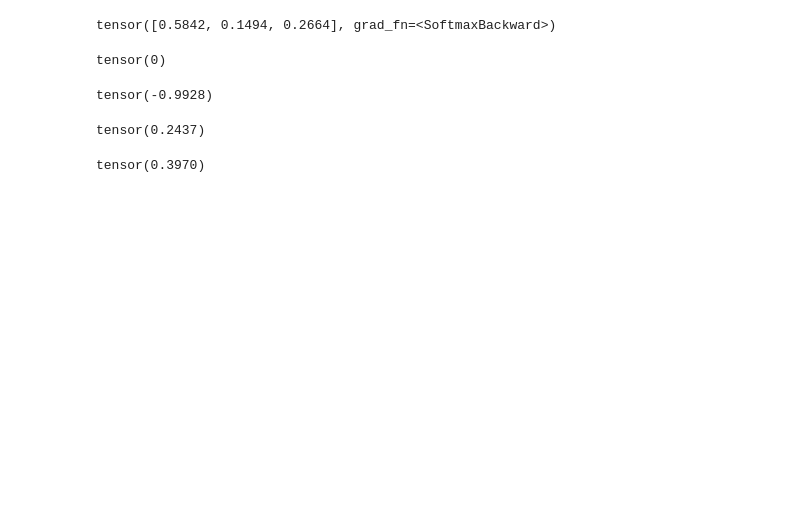
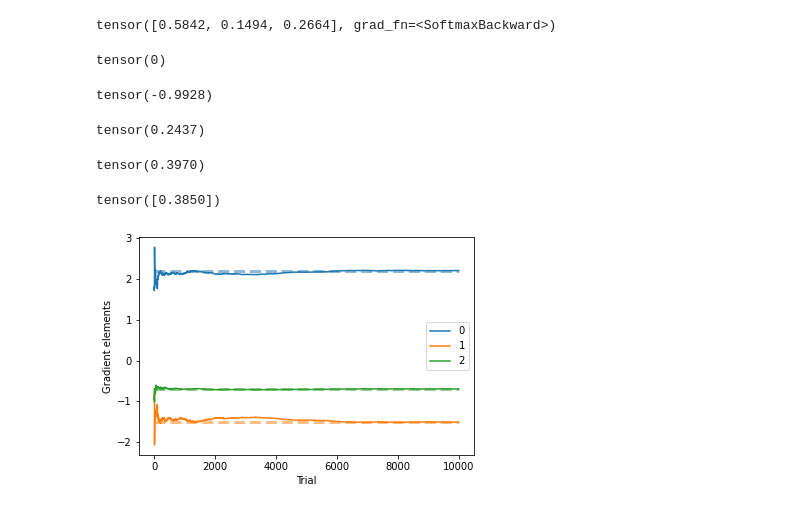
Before and after one commit to MehranTaghian/policy-gradient-methods, a Jupyter notebook: 2/test.ipynb, the cells around one changed output. Saved outputs shown, nothing was run; the diff lists cells and outputs as text; code cells hidden in the pictures; blank space fills up the shorter version.

```diff
--- a/2/test.ipynb
+++ b/2/test.ipynb
@@ -38,3 +37,72 @@ tensor(0.2437)
 tor.exp(dist.log_prob(tor.tensor(-0.1)))
 # %% [output]
 tensor(0.3970)
+# %%
+torch.randn(1)
+# %% [output]
+tensor([0.3850])
+# %%
+# Checking unbiasedness of the gradient estimate
+
+# Gradient bandit
+%reset -f
+import numpy as np
+import torch as tor
+import matplotlib.pyplot as plt
+
+
+seed = 1
+tor.manual_seed(seed)
+# Problem parameters
+na = 3
+r = tor.tensor([-10., +10., 0.])
+
+# True gradient calculation
+np.random.seed(seed)
+prefnp = np.random.randn(3)
+pref = tor.tensor(prefnp, dtype=tor.float32, requires_grad=True)
+pol = tor.distributions.Categorical(logits=pref)
+piv = pol.probs
+jacobian = tor.zeros(3, 3)
+for i in range(3):
+    pol.probs[i].backward(retain_graph=True)
+    jacobian[:,i] = pref.grad.data
+    pref.grad.data.zero_()
+true_grad = tor.mm(jacobian, (r).reshape(na, 1))
+
+# Solution parameters
+pref = tor.tensor(prefnp, requires_grad=True)
+opt = tor.optim.SGD([pref], lr=0.1)
+pol = tor.distributions.Categorical(logits=pref)
+
+# Experiment parameters
+T = 10000
+grads = np.zeros((T, na))
+for t in range(T):
+    # Interaction
+    A = pol.sample()
+    R = r[A] + tor.randn(1)
+
+    # Form loss
+    sur_obj = pol.log_prob(A)*R
+    loss = -sur_obj
+
+    # Compute gradient
+    opt.zero_grad()
+    loss.backward(retain_graph=True)
+
+    # Log
+    grads[t] = pref.grad.data.clone()
+
+# Plot
+for i in range(na):
+    plt.plot([0, T], [-true_grad.data[i]]*2, linestyle="--", alpha=0.5, linewidth=3)
+grad_mean = np.cumsum(grads, 0)/np.arange(1, T+1, 1).repeat(3).reshape((T, na))
+plt.gca().set_prop_cycle(None)
+p = plt.plot(grad_mean)
+plt.xlabel('Trial')
+plt.ylabel('Gradient elements')
+plt.legend(iter(p), range(na))
+plt.show()
+# %% [output]
+[figure, added]
```
Also changed, not shown: parts of 8 cells of this notebook, 2 other files.
